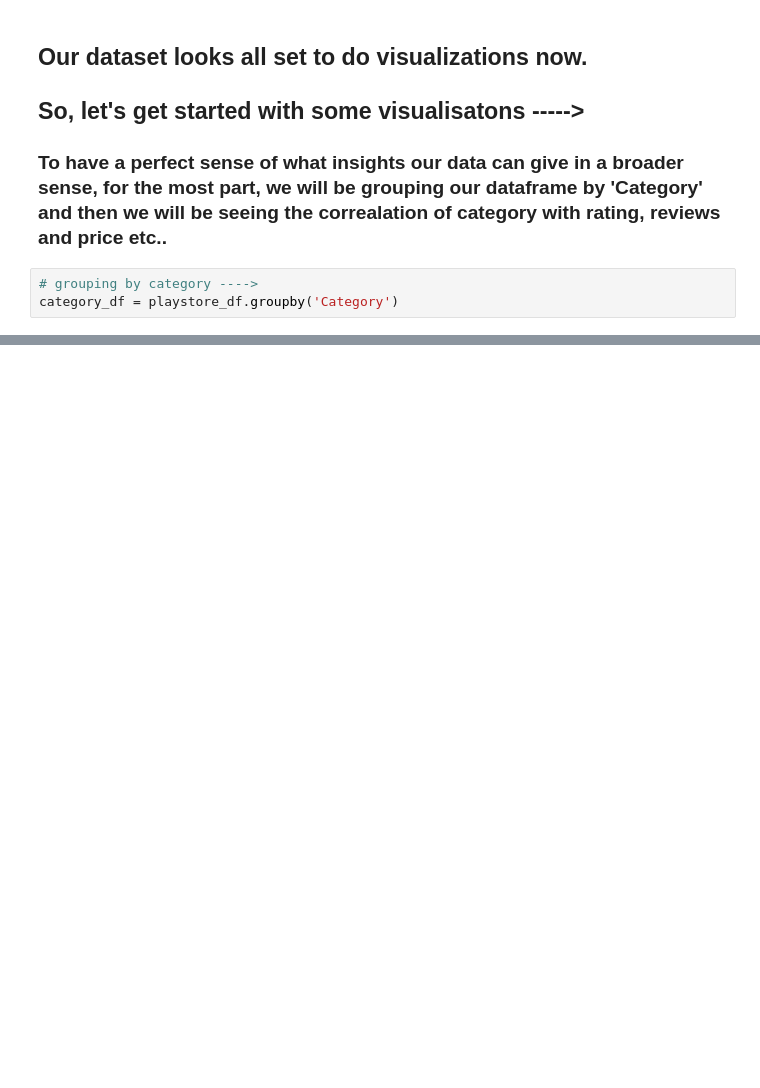
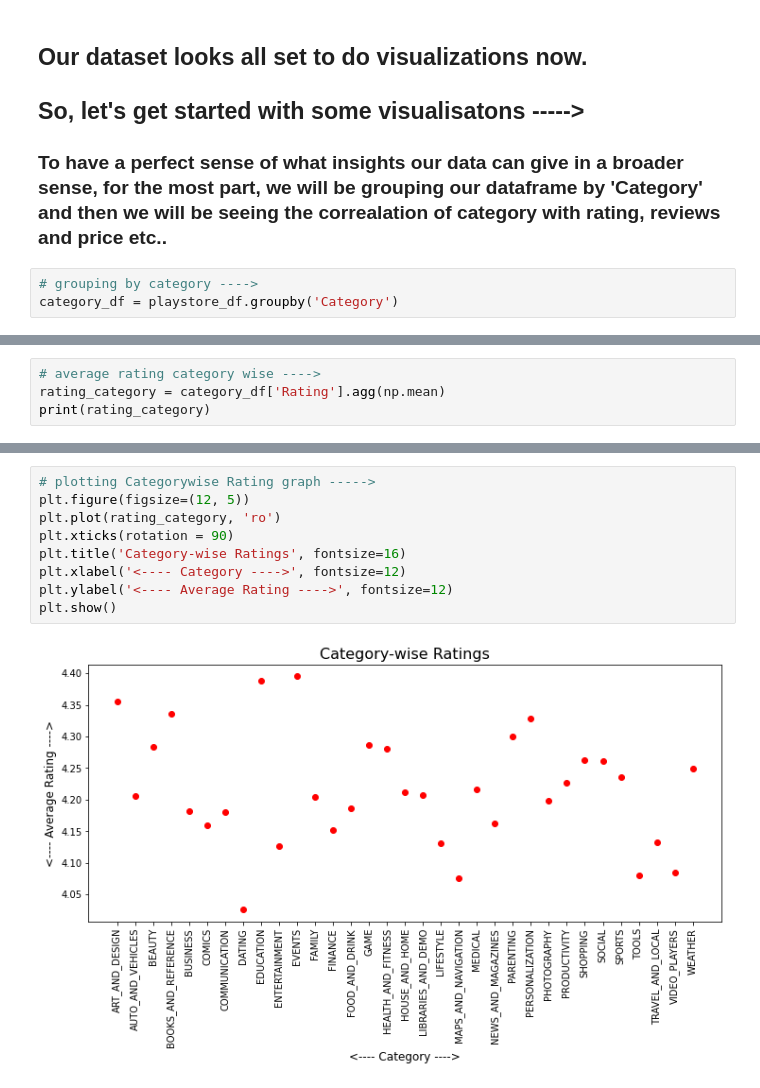
Before and after one commit to RanojoyBiswas/Play-Store-App-Review-Analysis-, a Jupyter notebook: Play_Store_App_Review_Analysis_Capstone_Project.ipynb, the cells around one changed output, grey strips where cells are left out. Drawn from its saved outputs; the diff is of its cells as text; blank space fills up the shorter version.

```diff
--- a/Play_Store_App_Review_Analysis_Capstone_Project.ipynb
+++ b/Play_Store_App_Review_Analysis_Capstone_Project.ipynb
@@ -399,0 +421,4 @@ category_df = playstore_df.groupby('Category')
+# %%
+# average rating category wise ---->
+rating_category = category_df['Rating'].agg(np.mean)
+print(rating_category)
@@ -399,0 +443,11 @@ category_df = playstore_df.groupby('Category')
+# %%
+# plotting Categorywise Rating graph ----->
+plt.figure(figsize=(12, 5))
+plt.plot(rating_category, 'ro')
+plt.xticks(rotation = 90)
+plt.title('Category-wise Ratings', fontsize=16)
+plt.xlabel('<---- Category ---->', fontsize=12)
+plt.ylabel('<---- Average Rating ---->', fontsize=12)
+plt.show()
+# %% [output]
+[figure, added]
```
Also changed, not shown: parts of 47 cells of this notebook.
